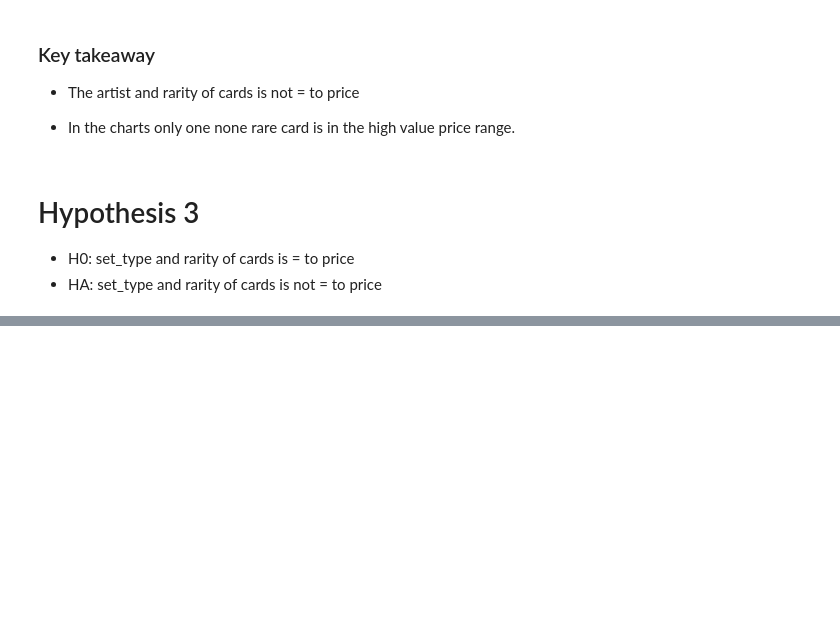
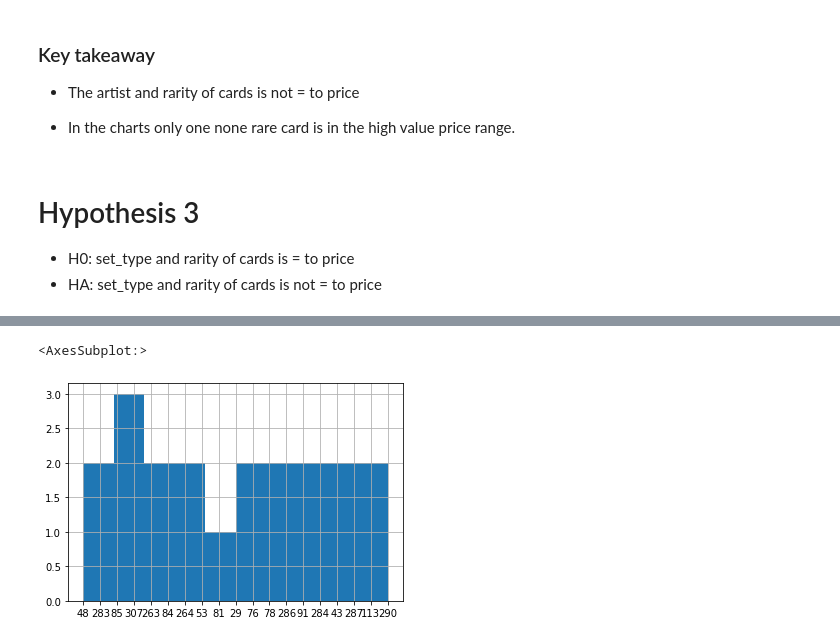
Before and after one commit to Jemison-DavidJasonStephenVasiliy/MTG-Project, a Jupyter notebook: David/explore_data.ipynb, the cells around one changed output, grey strips where cells are left out. Cells and saved outputs as stored; diff of their text form; code cells hidden in the pictures; blank space fills up the shorter version.

```diff
--- a/David/explore_data.ipynb
+++ b/David/explore_data.ipynb
@@ -281,0 +306,5 @@ usd_rarity_set_type_total(df3)
+# %%
+df3.collector_number.hist()
+# %% [output]
+<AxesSubplot:>
+[figure, added]
```
Also changed, not shown: parts of 31 cells of this notebook, 1 other file.
